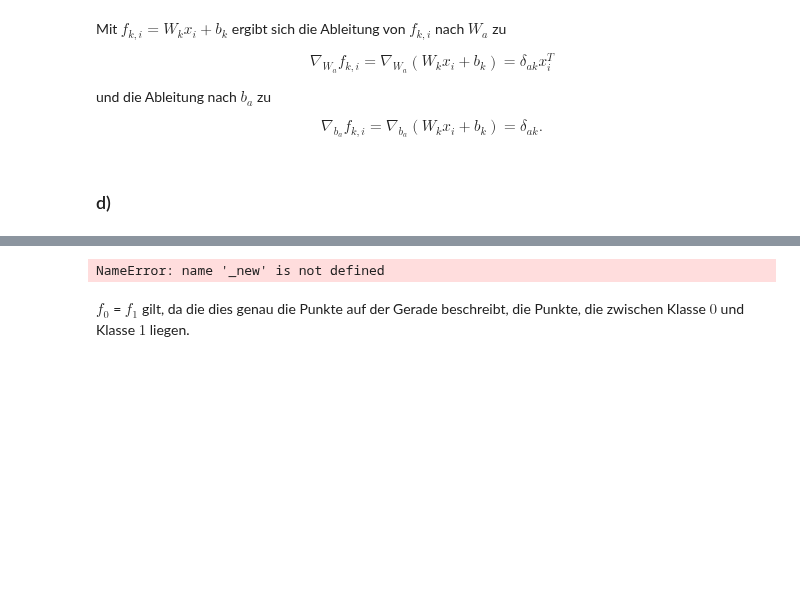
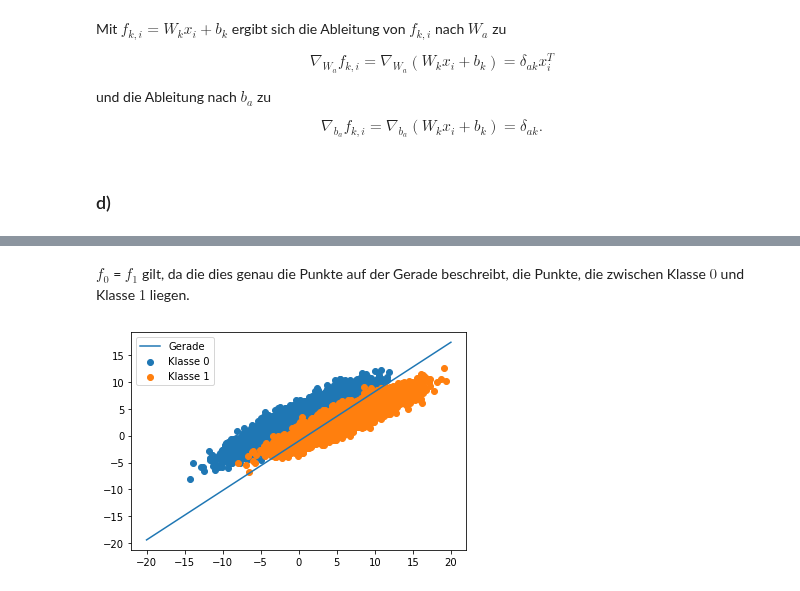
Before and after one commit to jpwgnr/SMD_Abgaben, a Jupyter notebook: Blatt8_Schubert_Herdieckerhoff_Overhoff/Blatt8.ipynb, the cells around one changed output, grey strips where cells are left out. Drawn from its saved outputs; the diff is of its cells as text; code cells hidden in the pictures; blank space fills up the shorter version.

```diff
--- a/Blatt8_Schubert_Herdieckerhoff_Overhoff/Blatt8.ipynb
+++ b/Blatt8_Schubert_Herdieckerhoff_Overhoff/Blatt8.ipynb
@@ -135,13 +129,13 @@ W_new, b_new = iteration(W, b, X, y, step_size)
 # %%
-x_gerade = np.linspace(-15,20,2000)
-y_gerade = W_new[:,1].T@(np.array([0.5,0.5])-b_new) - W_new[:,1].T@W_new[:,0] *x_gerade
+x_gerade = np.linspace(-20,20,2000)
+y_gerade =  + (W_new[:,1].T@W_new[:,0]).T *x_gerade -W_new[:,1].T@(np.array([0.5,0.5])-b_new[:,0])
-# %% [output]
-NameError: name '_new' is not defined
 # %% [markdown]
 $f_0$ = $f_1$ gilt, da die dies genau die Punkte auf der Gerade beschreibt, die Punkte, die zwischen Klasse $0$ und Klasse $1$ liegen.
 # %%
-plt.scatter(X[:9999,0], X[:9999,1], label="0")
-plt.scatter(X[10000:,0], X[10000:,1], label="1")
+plt.scatter(X[:9999,0], X[:9999,1], label="Klasse 0")
+plt.scatter(X[10000:,0], X[10000:,1], label="Klasse 1")
 plt.plot(x_gerade, y_gerade, label="Gerade")
 plt.legend(loc="best")
 None
+# %% [output]
+[figure, added]
```
Also changed, not shown: parts of 4 cells of this notebook.
